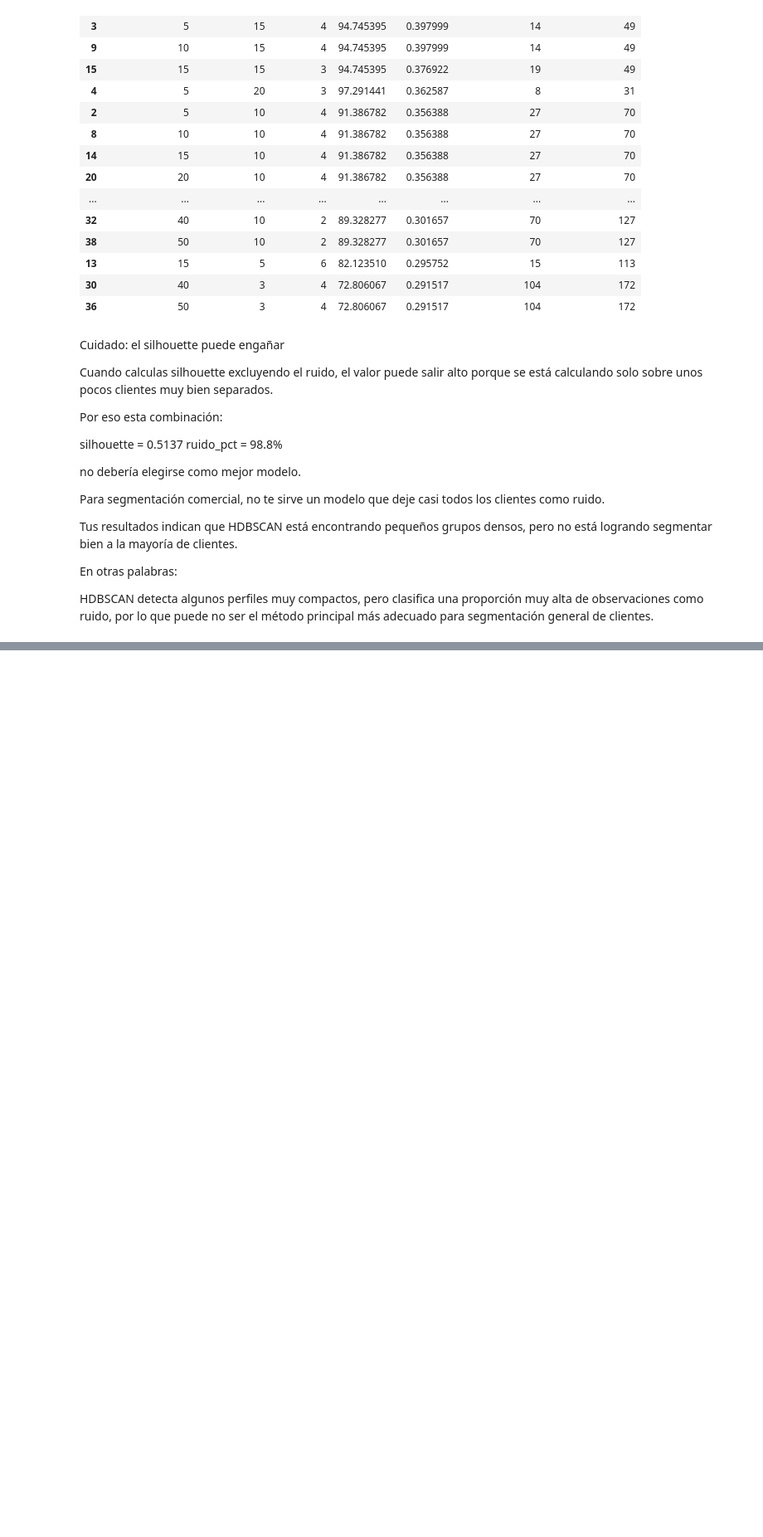
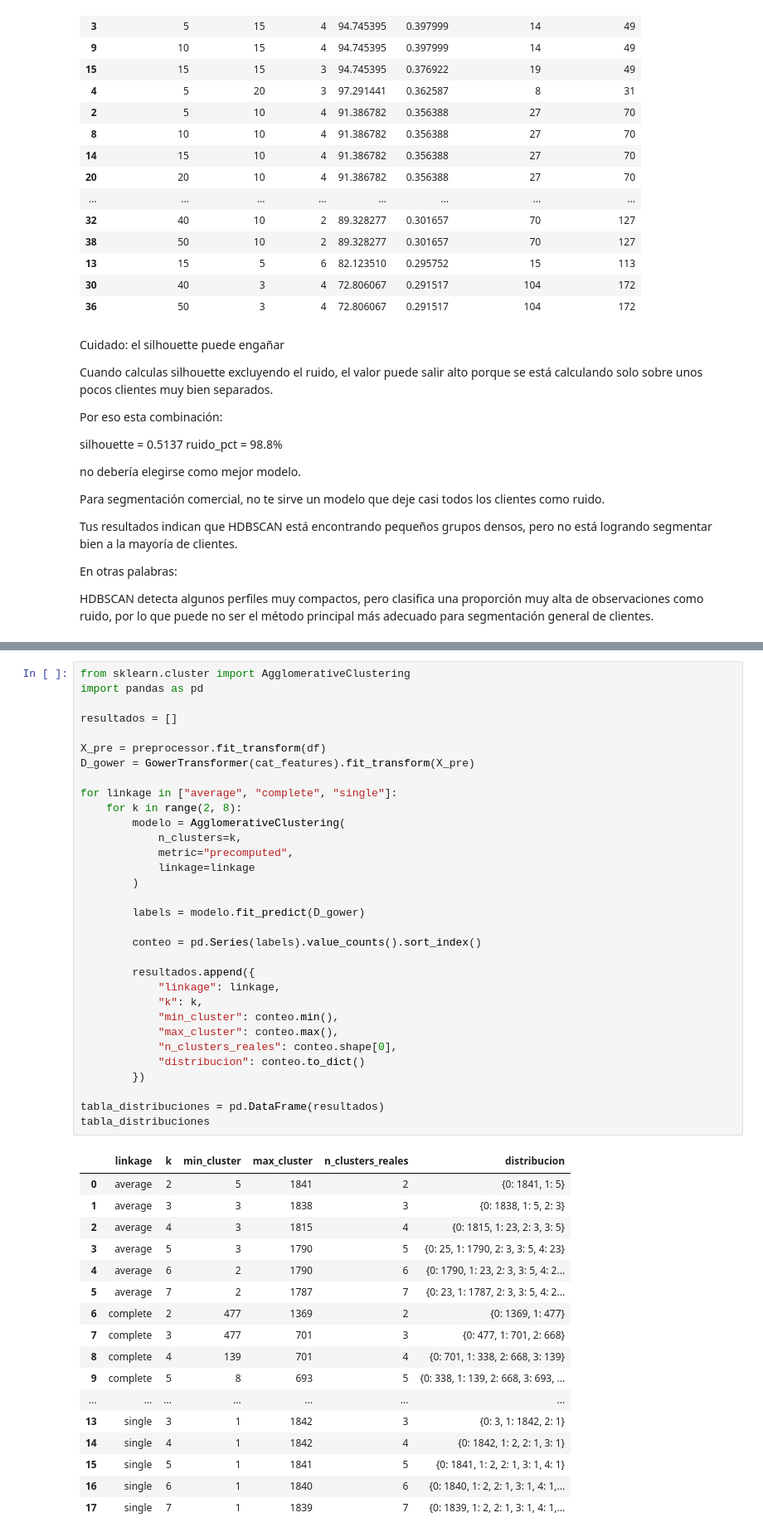
Before and after one commit to Th-msc-data-2026-ujav/Segmentacion-de-clientes-Samsung-SioW-SoW-y-Pow, a Jupyter notebook: segmentacion de clientes/segmentacion_clientes.ipynb, the cells around one changed output, grey strips where cells are left out. Shown at 83% size. Cells and saved outputs as stored; diff of their text form; blank space fills up the shorter version.

```diff
--- a/segmentacion de clientes/segmentacion_clientes.ipynb
+++ b/segmentacion de clientes/segmentacion_clientes.ipynb
@@ -1103,0 +1239,50 @@ HDBSCAN detecta algunos perfiles muy compactos, pero clasifica una proporción m
+# %%
+from sklearn.cluster import AgglomerativeClustering
+import pandas as pd
+
+resultados = []
+
+X_pre = preprocessor.fit_transform(df)
+D_gower = GowerTransformer(cat_features).fit_transform(X_pre)
+
+for linkage in ["average", "complete", "single"]:
+    for k in range(2, 8):
+        modelo = AgglomerativeClustering(
+            n_clusters=k,
+            metric="precomputed",
+            linkage=linkage
+        )
+
+        labels = modelo.fit_predict(D_gower)
+
+        conteo = pd.Series(labels).value_counts().sort_index()
+
+        resultados.append({
+            "linkage": linkage,
+            "k": k,
+            "min_cluster": conteo.min(),
+            "max_cluster": conteo.max(),
+            "n_clusters_reales": conteo.shape[0],
+            "distribucion": conteo.to_dict()
+        })
+
+tabla_distribuciones = pd.DataFrame(resultados)
+tabla_distribuciones
+# %% [output]
+|  | linkage | k | min_cluster | max_cluster | n_clusters_reales | distribucion |
+| 0 | average | 2 | 5 | 1841 | 2 | {0: 1841, 1: 5} |
+| 1 | average | 3 | 3 | 1838 | 3 | {0: 1838, 1: 5, 2: 3} |
+| 2 | average | 4 | 3 | 1815 | 4 | {0: 1815, 1: 23, 2: 3, 3: 5} |
+| 3 | average | 5 | 3 | 1790 | 5 | {0: 25, 1: 1790, 2: 3, 3: 5, 4: 23} |
+| 4 | average | 6 | 2 | 1790 | 6 | {0: 1790, 1: 23, 2: 3, 3: 5, 4: 2... |
+| 5 | average | 7 | 2 | 1787 | 7 | {0: 23, 1: 1787, 2: 3, 3: 5, 4: 2... |
+| 6 | complete | 2 | 477 | 1369 | 2 | {0: 1369, 1: 477} |
+| 7 | complete | 3 | 477 | 701 | 3 | {0: 477, 1: 701, 2: 668} |
+| 8 | complete | 4 | 139 | 701 | 4 | {0: 701, 1: 338, 2: 668, 3: 139} |
+| 9 | complete | 5 | 8 | 693 | 5 | {0: 338, 1: 139, 2: 668, 3: 693, ... |
+| ... | ... | ... | ... | ... | ... | ... |
+| 13 | single | 3 | 1 | 1842 | 3 | {0: 3, 1: 1842, 2: 1} |
+| 14 | single | 4 | 1 | 1842 | 4 | {0: 1842, 1: 2, 2: 1, 3: 1} |
+| 15 | single | 5 | 1 | 1841 | 5 | {0: 1841, 1: 2, 2: 1, 3: 1, 4: 1} |
+| 16 | single | 6 | 1 | 1840 | 6 | {0: 1840, 1: 2, 2: 1, 3: 1, 4: 1,... |
+| 17 | single | 7 | 1 | 1839 | 7 | {0: 1839, 1: 2, 2: 1, 3: 1, 4: 1,... |
```
Also changed, not shown: parts of 7 cells of this notebook, 2 other files.
